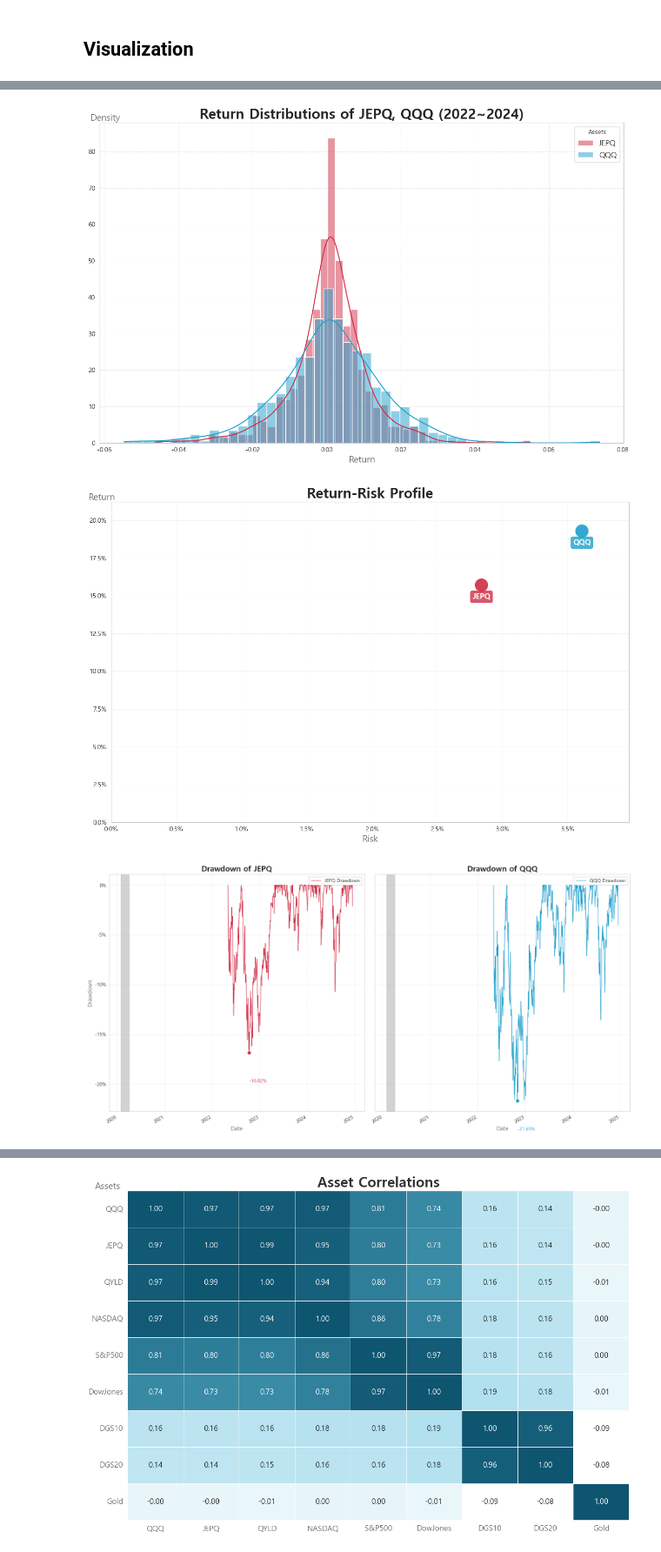
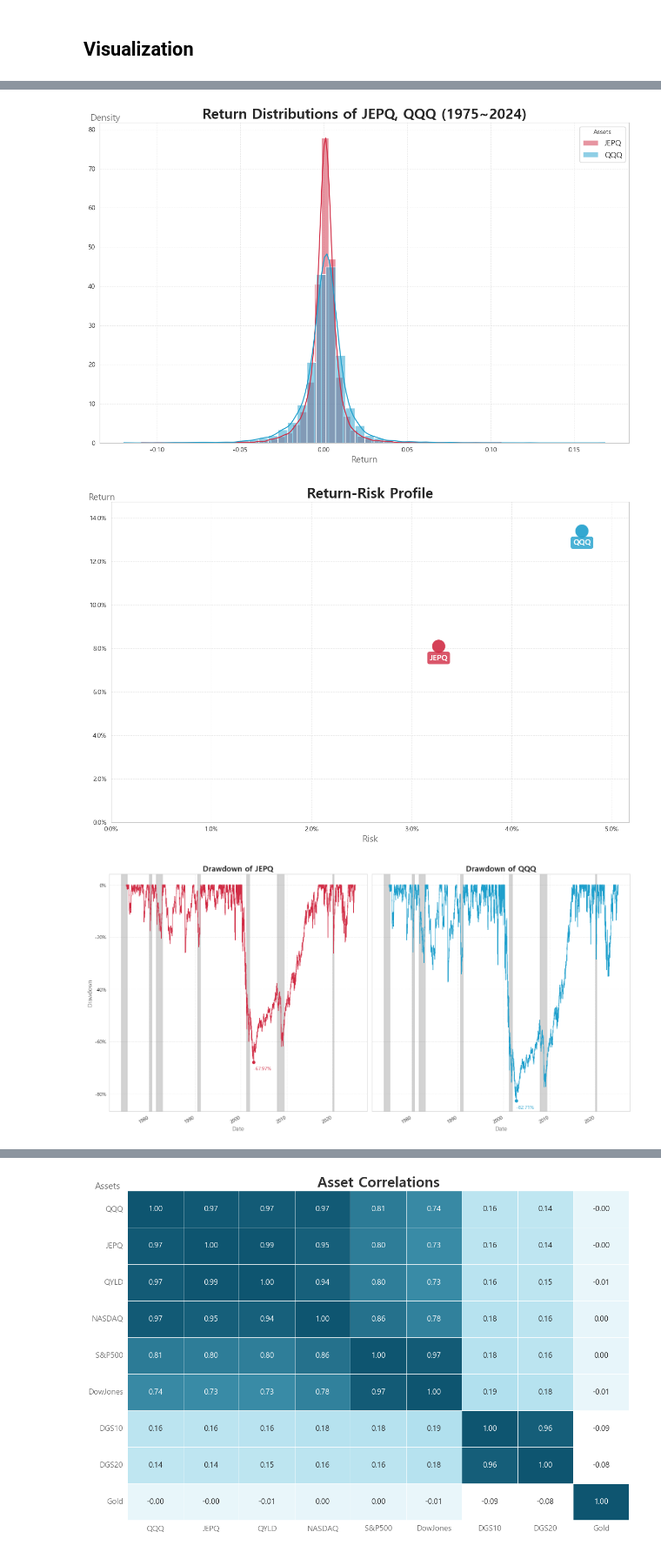
Before and after one commit to sdjhs0327/ws_fn, a Jupyter notebook: contents/00_01_Anal_One_JEPQ.ipynb, the cells around one changed output, grey strips where cells are left out. Shown at 87% size. Cells and saved outputs as stored; diff of their text form; code cells hidden in the pictures.

```diff
--- a/contents/00_01_Anal_One_JEPQ.ipynb
+++ b/contents/00_01_Anal_One_JEPQ.ipynb
@@ -99,8 +99,8 @@ df_imp = myfuncs.imputation(df_imp, 'NASDAQ', 'QQQ')
 df_imp = myfuncs.imputation(df_imp, 'QQQ', 'QYLD')
 df_imp = myfuncs.imputation(df_imp, 'QYLD', 'JEPQ')
 df_imp = myfuncs.imputation(df_imp, 'DGS20', 'TLT')
-
+df_imp = df_imp*100
 ## 비보간 시계열 데이터
 df_cut = df_ori.dropna()
-df_cut = df_cut/df_cut.iloc[0]
+df_cut = (df_cut/df_cut.iloc[0])*100
 # %% [output]
@@ -142,14 +138,14 @@ gm.asset_histogram_plot(df_cut.pct_change(), assets, colors=[mycolors['color_nor
 # %%
-gm.asset_histogram_merged_plot(df_cut.pct_change(), assets, colors=[mycolors['color_norm'], mycolors['color_cont'], mycolors['color_sub']])
+gm.asset_histogram_merged_plot(df_imp.pct_change(), assets, colors=[mycolors['color_norm'], mycolors['color_cont'], mycolors['color_sub']])
 # %% [output]
-[figure, old version]
+[figure, new version]
 # %%
-return_risk_df = anal_funcs.get_Vol_report(df_cut[assets], method='a', rf=0)
+return_risk_df = anal_funcs.get_Vol_report(df_imp[assets], method='a', rf=0)
 gm.return_risk_profile_plot(return_risk_df, assets, colors=[mycolors['color_norm'], mycolors['color_cont']])
 # %% [output]
-[figure, old version]
+[figure, new version]
 # %%
-gm.drawdown_plot(df_cut, assets, colors=[mycolors['color_norm'], mycolors['color_cont'], mycolors['color_sub']], highlight_periods=highlight_periods_sp)
+gm.drawdown_plot(df_imp, assets, colors=[mycolors['color_norm'], mycolors['color_cont'], mycolors['color_sub']], highlight_periods=highlight_periods)
 # %% [output]
-[figure, old version]
+[figure, new version]
 # %%
```
Also changed, not shown: parts of 8 cells of this notebook, 1 other file.
